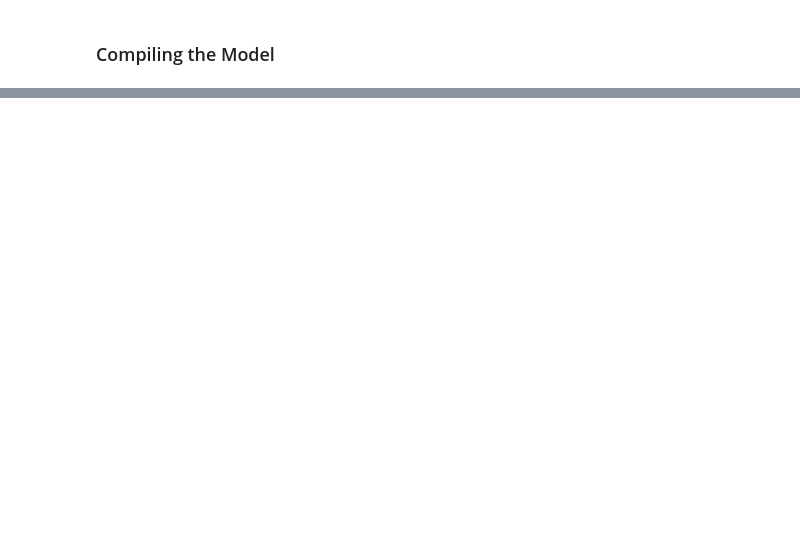
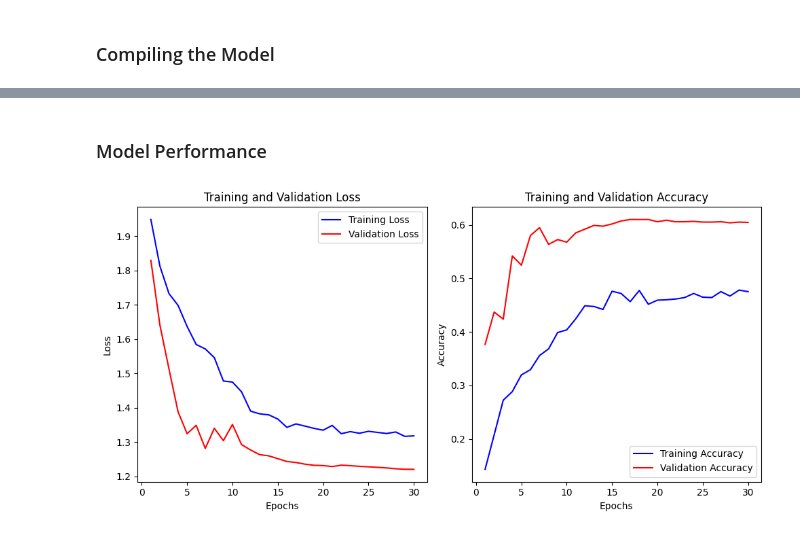
Before and after one commit to akashnaokar/cv_challenge, a Jupyter notebook: main.ipynb, the cells around one changed output, grey strips where cells are left out. Drawn from its saved outputs; the diff is of its cells as text; code cells hidden in the pictures; blank space fills up the shorter version.

Commit message:
Model output for 30 epochs

```diff
--- a/main.ipynb
+++ b/main.ipynb
@@ -398,0 +409,20 @@ Validation loss: 1.3378878831863403, Validation accuracy: 0.5066018104553223
+# %%
+epochs = 30
+
+def scheduler(epoch, lr):
+    if epoch < 10:
+        return lr
+    elif epoch < 15:
+        return 0.001
+    elif epoch < 22:
+        return 0.0005
+    else:
+        return 0.0001
+
+reduce_lr = tf.keras.callbacks.ReduceLROnPlateau(monitor='loss', factor=0.2,
+                              patience=2, min_lr=1e-6)
+early_stop = tf.keras.callbacks.EarlyStopping(patience=5)
+
+shift_lr = tf.keras.callbacks.LearningRateScheduler(scheduler)
+# %%
+model_history = model.fit(train_ds, epochs=epochs, validation_data=validation_ds, callbacks=[reduce_lr,early_stop, shift_lr])
@@ -398,0 +447,40 @@ Validation loss: 1.3378878831863403, Validation accuracy: 0.5066018104553223
+# %% [markdown]
+### Model Performance
+# %%
+# val_loss, val_accuracy = model.evaluate(validation_ds)
+# print(f"Validation loss: {val_loss}, Validation accuracy: {val_accuracy}")
+
+def plot_loss_and_accuracy(model_history):
+    # Get the training and validation loss and accuracy values from the model history
+    train_loss = model_history.history['loss']
+    val_loss = model_history.history['val_loss']
+    train_accuracy = model_history.history['sparse_categorical_accuracy']
+    val_accuracy = model_history.history['val_sparse_categorical_accuracy']
+
+    epochs = range(1, len(train_loss) + 1)
+
+    # Plot loss
+    plt.figure(figsize=(10, 5))
+    plt.subplot(1, 2, 1)
+    plt.plot(epochs, train_loss, 'b', label='Training Loss')
+    plt.plot(epochs, val_loss, 'r', label='Validation Loss')
+    plt.title('Training and Validation Loss')
+    plt.xlabel('Epochs')
+    plt.ylabel('Loss')
+    plt.legend()
+
+    # Plot accuracy
+    plt.subplot(1, 2, 2)
+    plt.plot(epochs, train_accuracy, 'b', label='Training Accuracy')
+    plt.plot(epochs, val_accuracy, 'r', label='Validation Accuracy')
+    plt.title('Training and Validation Accuracy')
+    plt.xlabel('Epochs')
+    plt.ylabel('Accuracy')
+    plt.legend()
+
+    plt.tight_layout()
+    plt.show()
+
+plot_loss_and_accuracy(model_history)
+# %% [output]
+[figure, added]
```
Also changed, not shown: parts of 17 cells of this notebook.
